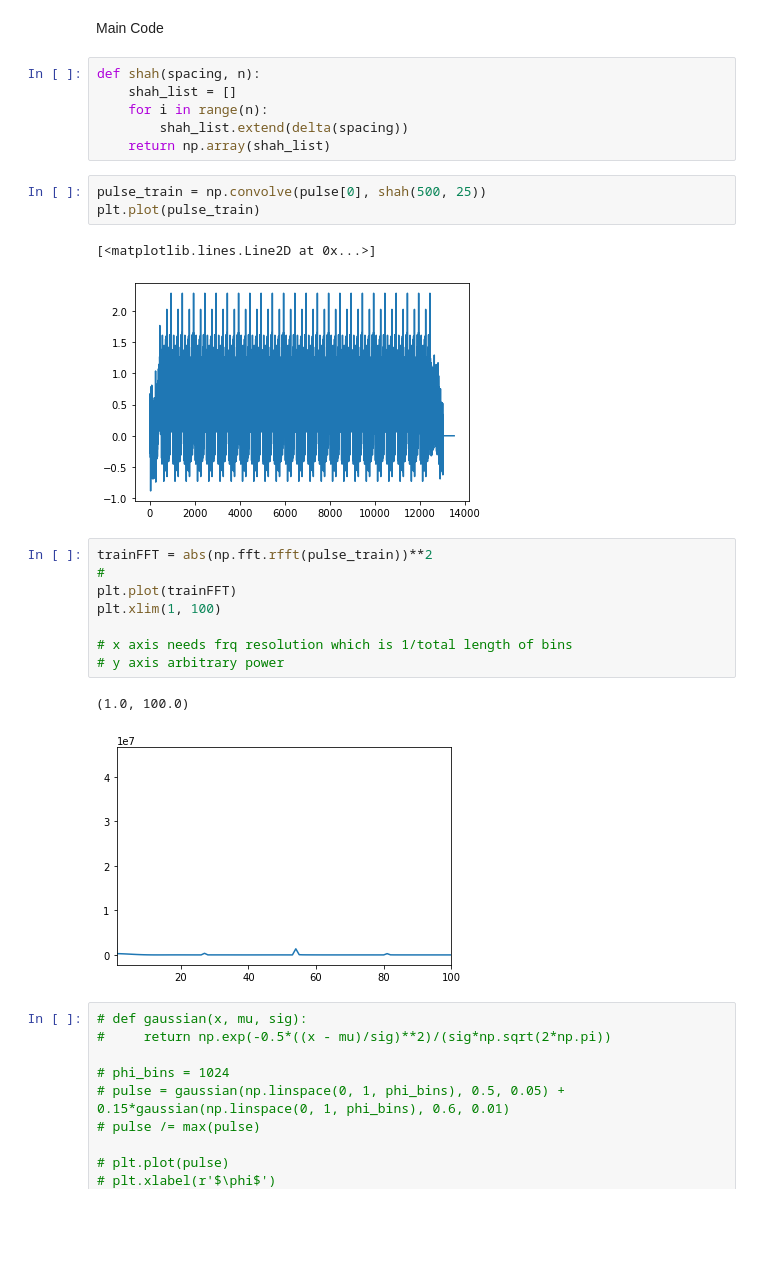
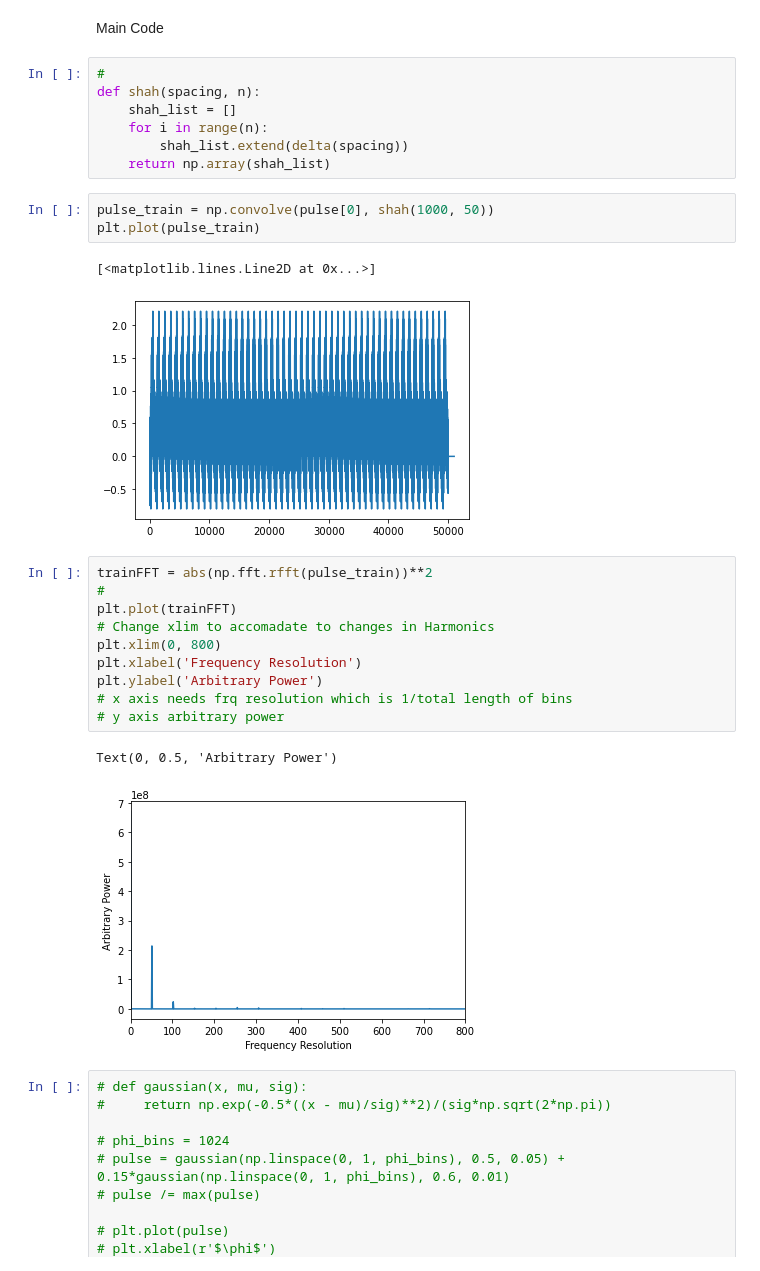
Before and after one commit to lianisreyes/Fourier-Transform-Light-Periodicy, a Jupyter notebook: FFT Final Project .ipynb, the cells around one changed output. Cells and saved outputs as stored; diff of their text form; blank space fills up the shorter version.

Commit message:
Harmonics and Changing xlimit

```diff
--- a/FFT Final Project .ipynb
+++ b/FFT Final Project .ipynb
@@ -36,28 +37,31 @@ print(delta(5))
 # %% [markdown]
 Main Code
 # %%
+#
 def shah(spacing, n):
     shah_list = []
     for i in range(n):
         shah_list.extend(delta(spacing))
     return np.array(shah_list)
 # %%
-pulse_train = np.convolve(pulse[0], shah(500, 25))
+pulse_train = np.convolve(pulse[0], shah(1000, 50))
 plt.plot(pulse_train)
 # %% [output]
 [<matplotlib.lines.Line2D at 0x...>]
-[figure, old version]
+[figure, new version]
 # %%
 trainFFT = abs(np.fft.rfft(pulse_train))**2
 #
 plt.plot(trainFFT)
-plt.xlim(1, 100)
-
+# Change xlim to accomadate to changes in Harmonics
+plt.xlim(0, 800)
+plt.xlabel('Frequency Resolution')
+plt.ylabel('Arbitrary Power')
 # x axis needs frq resolution which is 1/total length of bins
 # y axis arbitrary power
 # %% [output]
-(1.0, 100.0)
+Text(0, 0.5, 'Arbitrary Power')
-[figure, old version]
+[figure, new version]
 # %%
 # def gaussian(x, mu, sig):
 #     return np.exp(-0.5*((x - mu)/sig)**2)/(sig*np.sqrt(2*np.pi))
```
Also changed, not shown: parts of 2 cells of this notebook, 1 other file.
